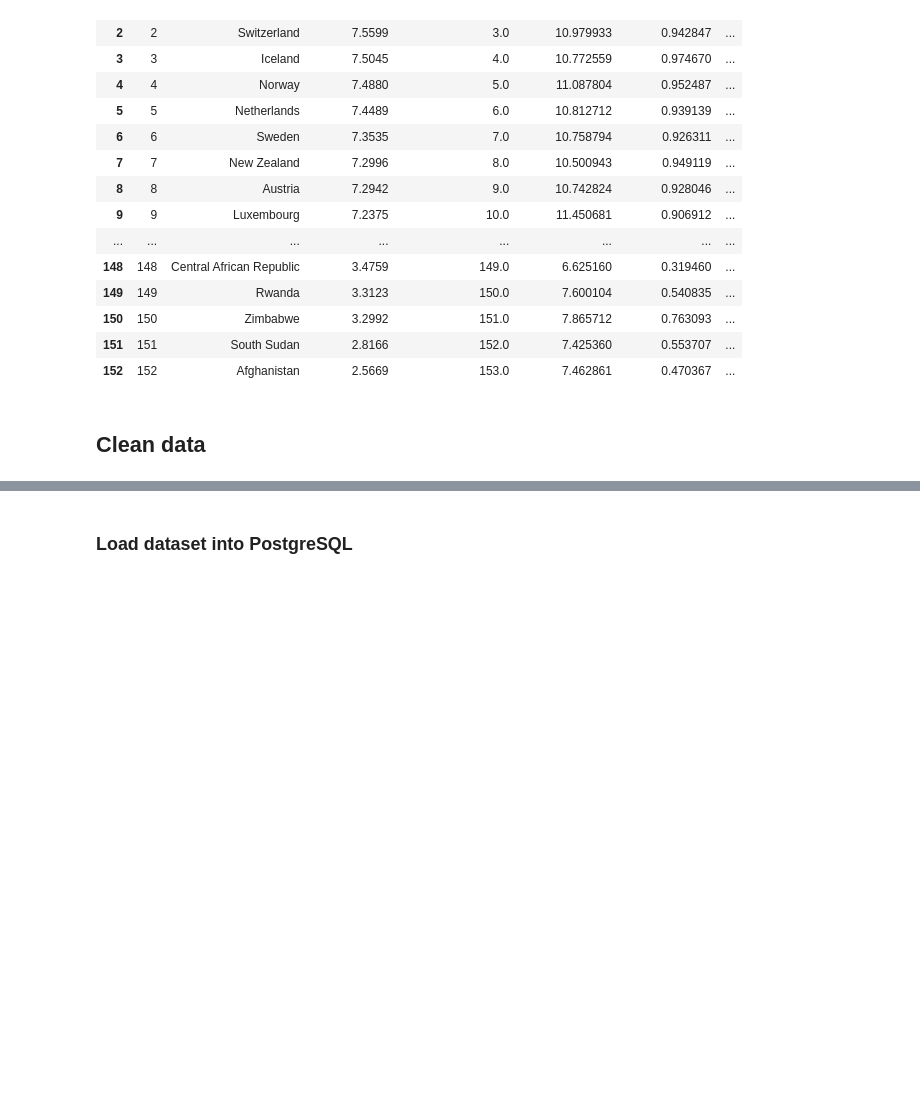
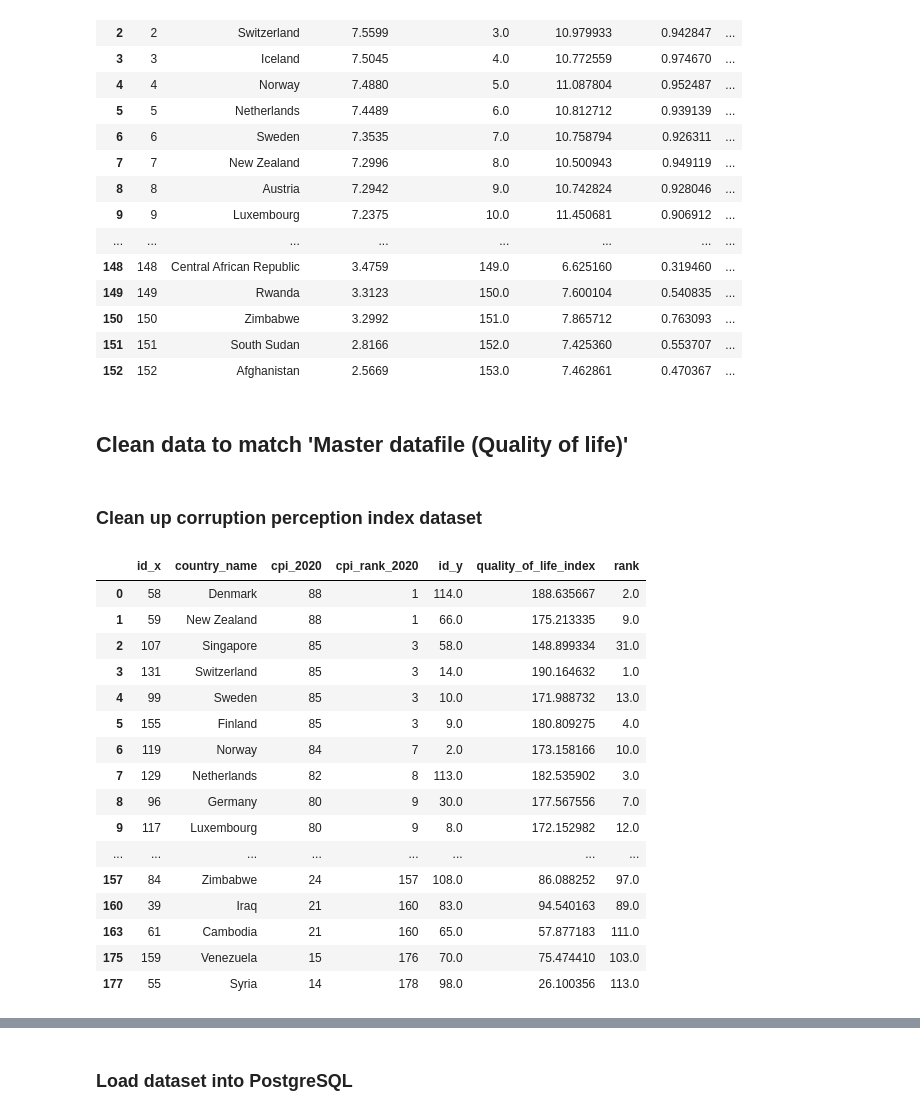
Before and after one commit to nickchuasl/Group_5_ETL_project2, a Jupyter notebook: Group_5_ETL_Project_2.ipynb, the cells around one changed output, grey strips where cells are left out. Saved outputs shown, nothing was run; the diff lists cells and outputs as text; code cells hidden in the pictures; blank space fills up the shorter version.

Commit message:
clean datasets

```diff
--- a/Group_5_ETL_Project_2.ipynb
+++ b/Group_5_ETL_Project_2.ipynb
@@ -358,4 +358,4 @@ happiness_df
 | 151 | 151 | South Sudan | 2.8166 | 152.0 | 7.425360 | 0.553707 | ... |
 | 152 | 152 | Afghanistan | 2.5669 | 153.0 | 7.462861 | 0.470367 | ... |
 # %% [markdown]
-## Clean data
+## Clean data to match 'Master datafile (Quality of life)'
@@ -364,0 +362,25 @@ country_qol_df.merge(df2, how='inner', on='a')
+# %% [markdown]
+### Clean up corruption perception index dataset
+# %%
+#Only include data from corruption perpception index where the country is available in the quality of life dataset
+corruption_perp_filter = corruption_perp_df.merge(country_qol_df, how='left', on='country_name', indicator = True).query('_merge == "both"').drop(columns='_merge')
+
+corruption_perp_filter
+# %% [output]
+|  | id_x | country_name | cpi_2020 | cpi_rank_2020 | id_y | quality_of_life_index | rank |
+| 0 | 58 | Denmark | 88 | 1 | 114.0 | 188.635667 | 2.0 |
+| 1 | 59 | New Zealand | 88 | 1 | 66.0 | 175.213335 | 9.0 |
+| 2 | 107 | Singapore | 85 | 3 | 58.0 | 148.899334 | 31.0 |
+| 3 | 131 | Switzerland | 85 | 3 | 14.0 | 190.164632 | 1.0 |
+| 4 | 99 | Sweden | 85 | 3 | 10.0 | 171.988732 | 13.0 |
+| 5 | 155 | Finland | 85 | 3 | 9.0 | 180.809275 | 4.0 |
+| 6 | 119 | Norway | 84 | 7 | 2.0 | 173.158166 | 10.0 |
+| 7 | 129 | Netherlands | 82 | 8 | 113.0 | 182.535902 | 3.0 |
+| 8 | 96 | Germany | 80 | 9 | 30.0 | 177.567556 | 7.0 |
+| 9 | 117 | Luxembourg | 80 | 9 | 8.0 | 172.152982 | 12.0 |
+| ... | ... | ... | ... | ... | ... | ... | ... |
+| 157 | 84 | Zimbabwe | 24 | 157 | 108.0 | 86.088252 | 97.0 |
+| 160 | 39 | Iraq | 21 | 160 | 83.0 | 94.540163 | 89.0 |
+| 163 | 61 | Cambodia | 21 | 160 | 65.0 | 57.877183 | 111.0 |
+| 175 | 159 | Venezuela | 15 | 176 | 70.0 | 75.474410 | 103.0 |
+| 177 | 55 | Syria | 14 | 178 | 98.0 | 26.100356 | 113.0 |
```
Also changed, not shown: parts of 11 cells of this notebook.
